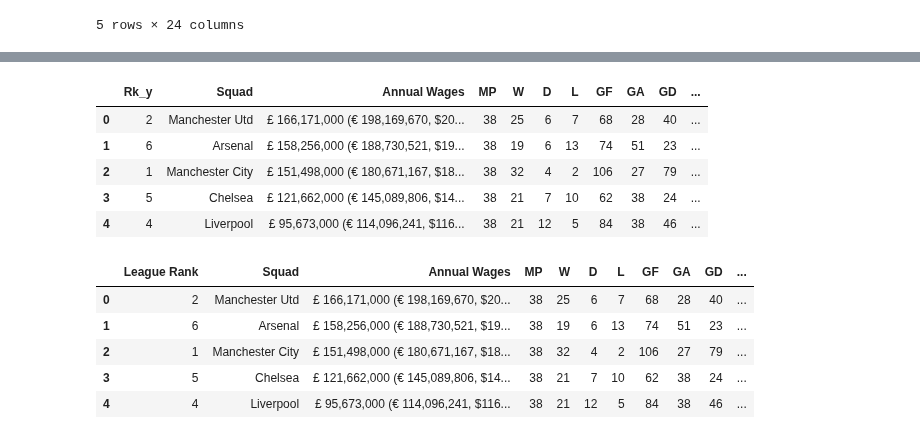
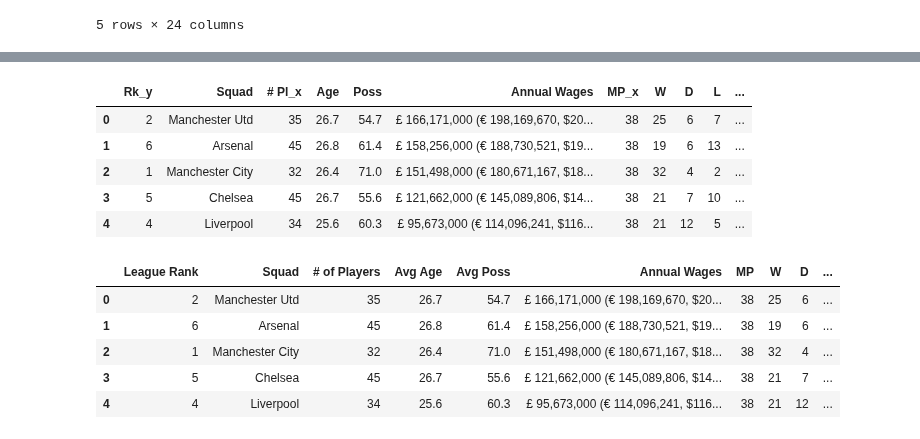
Before and after one commit to GurpreetChugh/Project-Football, a Jupyter notebook: EPL_Project_Football.ipynb, the cells around one changed output, grey strips where cells are left out. Cells and saved outputs as stored; diff of their text form; code cells hidden in the pictures.

```diff
--- a/EPL_Project_Football.ipynb
+++ b/EPL_Project_Football.ipynb
@@ -7,6 +7,7 @@ import numpy as np
 table = pd.read_html('https://fbref.com/en/comps/9/2017-2018/2017-2018-Premier-League-Stats')
 EPL_2018_summary_df = pd.DataFrame(table[0])
 # %%
-# Get summary tables for each of the last 5 seasons
-table_1 = pd.read_html('https://fbref.com/en/comps/9/2018-2019/2018-2019-Premier-League-Stats')
-EPL_2019_summary_df = pd.DataFrame(table_1[0])
+# Get 2nd summary table (index[2])for each season
+table_1 = pd.read_html('https://fbref.com/en/comps/9/2017-2018/2017-2018-Premier-League-Stats')
+EPL_2018_summary2_df = pd.DataFrame(table_1[2])
+EPL_2018_summary2_df.head()
@@ -25,3 +23,6 @@ EPL_2022_summary_df = pd.DataFrame(table_4[0])
+# %%
+# Remove upper level to allow for merging with other tables
+EPL_2018_summary2_df = EPL_2018_summary2_df.droplevel(0, axis = 1)
 # %%
 # Get wages table for each of the last 5 seasons
 EPL_wages_2018_table = pd.read_html('https://fbref.com/en/comps/9/2017-2018/wages/2017-2018-Premier-League-Wages')
@@ -55,7 +40,7 @@ EPL_2018_merged_df.head()
 | 4 | 5 | Liverpool | 34 | £ 1,839,865 (€ 2,194,158, $2,235,... | £ 95,673,000 (€ 114,096,241, $116... | 100% | 4 | 38 | 21 | ... |
 5 rows × 24 columns
 # %%
-# Merge wages and season summary for each season
-EPL_2019_merged_df = pd.merge(EPL_2019_wages_df, EPL_2019_summary_df, how="left", on=['Squad'])
-EPL_2019_merged_df.head()
+# Merge in summary table#2 for each season
+EPL_2018_complete_df = pd.merge(EPL_2018_merged_df, EPL_2018_summary2_df, how="left", on=['Squad'])
+EPL_2018_complete_df.head()
 # %% [output]
@@ -114,25 +67,28 @@ Index(['Rk_x', 'Squad', '# Pl', 'Weekly Wages', 'Annual Wages', '% Estimated',
 # %%
 # Select desired columns for final summary table
-EPL_2018_summary_complete_df = EPL_2018_merged_df[['Rk_y', 'Squad', 'Annual Wages','MP', 'W', 'D', 'L', 'GF', 'GA', 'GD', 'Pts',
-                                                   'Pts/MP', 'xG', 'xGA', 'xGD', 'xGD/90', 'Attendance']]
-EPL_2018_summary_complete_df.head()
+EPL_2018_sum_complete_df = EPL_2018_complete_df[['Rk_y', 'Squad','# Pl_x', 'Age', 'Poss', 'Annual Wages','MP_x', 'W', 'D', 'L', 'GF', 'GA', 'GD', 'Pts',
+                                                   'Pts/MP', 'xG_x', 'xGA', 'xGD', 'xGD/90', 'Attendance']]
+EPL_2018_sum_complete_df.head()
 # %% [output]
-|  | Rk_y | Squad | Annual Wages | MP | W | D | L | GF | GA | GD | ... |
-| 0 | 2 | Manchester Utd | £ 166,171,000 (€ 198,169,670, $20... | 38 | 25 | 6 | 7 | 68 | 28 | 40 | ... |
-| 1 | 6 | Arsenal | £ 158,256,000 (€ 188,730,521, $19... | 38 | 19 | 6 | 13 | 74 | 51 | 23 | ... |
-| 2 | 1 | Manchester City | £ 151,498,000 (€ 180,671,167, $18... | 38 | 32 | 4 | 2 | 106 | 27 | 79 | ... |
-| 3 | 5 | Chelsea | £ 121,662,000 (€ 145,089,806, $14... | 38 | 21 | 7 | 10 | 62 | 38 | 24 | ... |
-| 4 | 4 | Liverpool | £ 95,673,000 (€ 114,096,241, $116... | 38 | 21 | 12 | 5 | 84 | 38 | 46 | ... |
+|  | Rk_y | Squad | # Pl_x | Age | Poss | Annual Wages | MP_x | W | D | L | ... |
+| 0 | 2 | Manchester Utd | 35 | 26.7 | 54.7 | £ 166,171,000 (€ 198,169,670, $20... | 38 | 25 | 6 | 7 | ... |
+| 1 | 6 | Arsenal | 45 | 26.8 | 61.4 | £ 158,256,000 (€ 188,730,521, $19... | 38 | 19 | 6 | 13 | ... |
+| 2 | 1 | Manchester City | 32 | 26.4 | 71.0 | £ 151,498,000 (€ 180,671,167, $18... | 38 | 32 | 4 | 2 | ... |
+| 3 | 5 | Chelsea | 45 | 26.7 | 55.6 | £ 121,662,000 (€ 145,089,806, $14... | 38 | 21 | 7 | 10 | ... |
+| 4 | 4 | Liverpool | 34 | 25.6 | 60.3 | £ 95,673,000 (€ 114,096,241, $116... | 38 | 21 | 12 | 5 | ... |
 # %%
 # Rename columns
-EPL_2018_summary_complete_df = EPL_2018_summary_complete_df.rename(columns={ 'Rk_y': 'League Rank'})
-EPL_2018_summary_complete_df.head()
+EPL_2018_sum_complete_df = EPL_2018_sum_complete_df.rename(columns={ 'Rk_y': 'League Rank', 'Age': 'Avg Age',
+                                                                    'Poss': 'Avg Poss',
+                                                                    '# Pl_x': '# of Players', 'MP_x': 'MP',
+                                                                    'xG_x': 'xG'})
+EPL_2018_sum_complete_df.head()
 # %% [output]
-|  | League Rank | Squad | Annual Wages | MP | W | D | L | GF | GA | GD | ... |
-| 0 | 2 | Manchester Utd | £ 166,171,000 (€ 198,169,670, $20... | 38 | 25 | 6 | 7 | 68 | 28 | 40 | ... |
-| 1 | 6 | Arsenal | £ 158,256,000 (€ 188,730,521, $19... | 38 | 19 | 6 | 13 | 74 | 51 | 23 | ... |
-| 2 | 1 | Manchester City | £ 151,498,000 (€ 180,671,167, $18... | 38 | 32 | 4 | 2 | 106 | 27 | 79 | ... |
-| 3 | 5 | Chelsea | £ 121,662,000 (€ 145,089,806, $14... | 38 | 21 | 7 | 10 | 62 | 38 | 24 | ... |
-| 4 | 4 | Liverpool | £ 95,673,000 (€ 114,096,241, $116... | 38 | 21 | 12 | 5 | 84 | 38 | 46 | ... |
+|  | League Rank | Squad | # of Players | Avg Age | Avg Poss | Annual Wages | MP | W | D | ... |
+| 0 | 2 | Manchester Utd | 35 | 26.7 | 54.7 | £ 166,171,000 (€ 198,169,670, $20... | 38 | 25 | 6 | ... |
+| 1 | 6 | Arsenal | 45 | 26.8 | 61.4 | £ 158,256,000 (€ 188,730,521, $19... | 38 | 19 | 6 | ... |
+| 2 | 1 | Manchester City | 32 | 26.4 | 71.0 | £ 151,498,000 (€ 180,671,167, $18... | 38 | 32 | 4 | ... |
+| 3 | 5 | Chelsea | 45 | 26.7 | 55.6 | £ 121,662,000 (€ 145,089,806, $14... | 38 | 21 | 7 | ... |
+| 4 | 4 | Liverpool | 34 | 25.6 | 60.3 | £ 95,673,000 (€ 114,096,241, $116... | 38 | 21 | 12 | ... |
 # %%
 # Sort by league position
```
Also changed, not shown: parts of 16 cells of this notebook.
